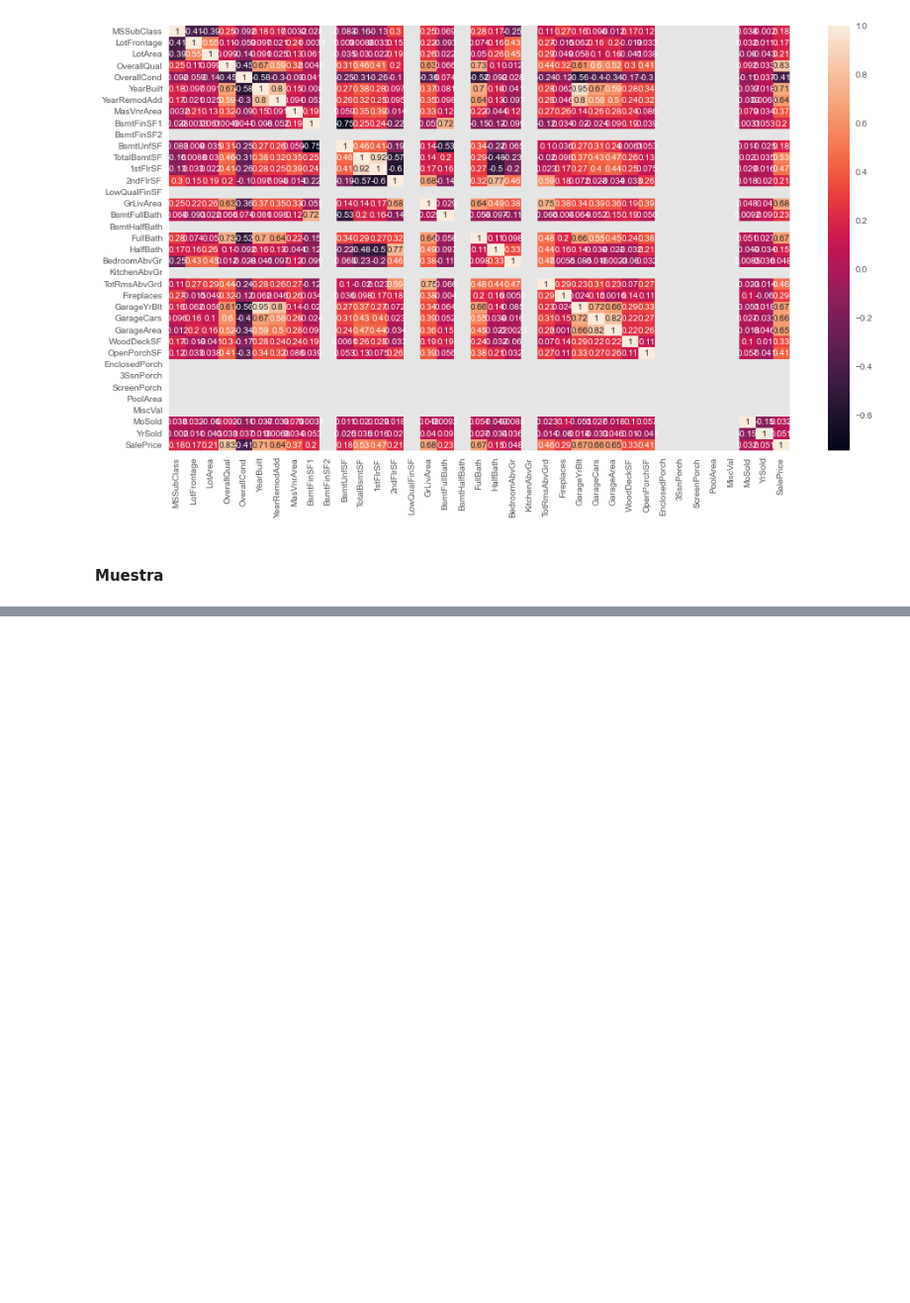
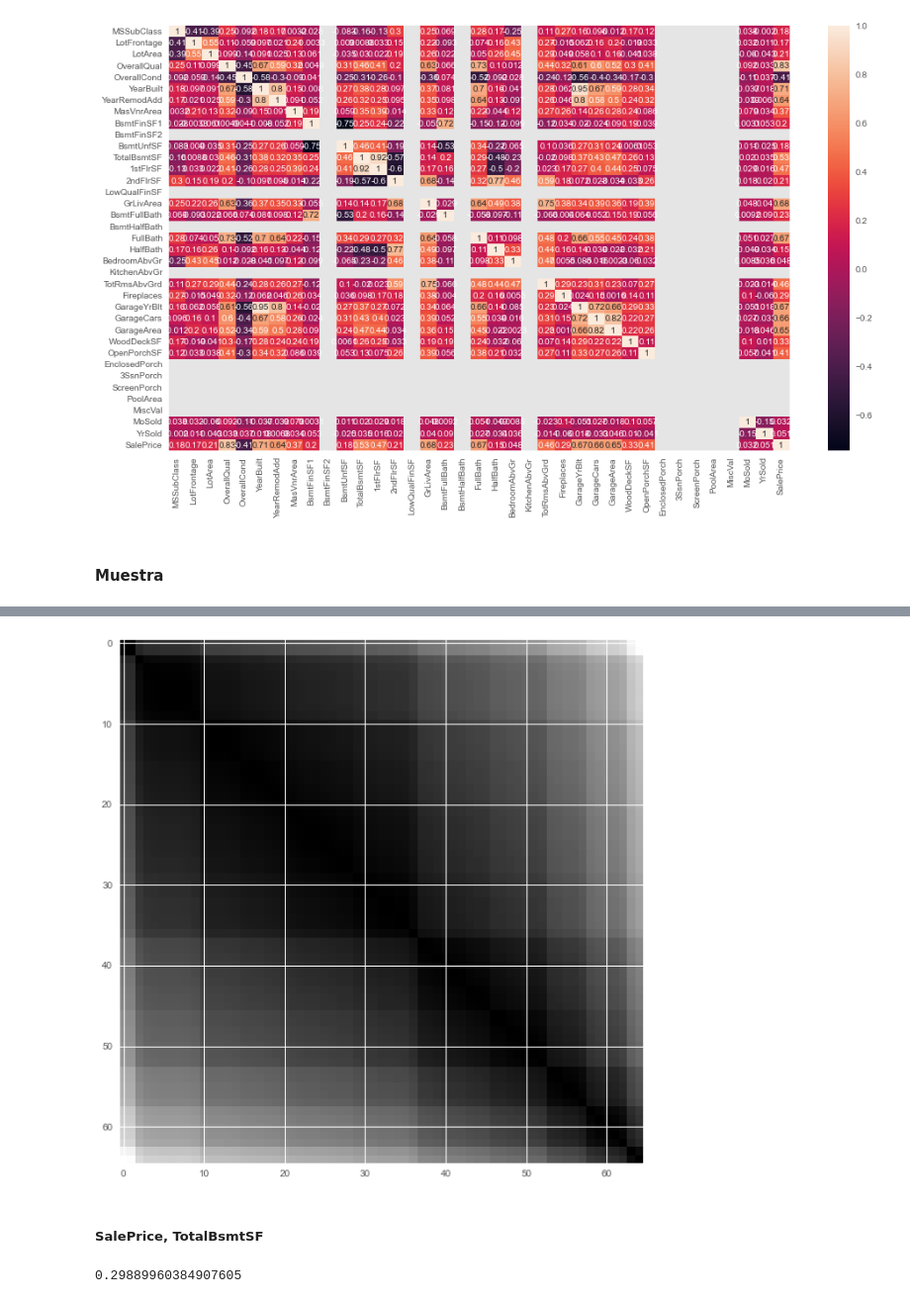
Before and after one commit to ElGutiz/Miner-a-HT3, a Jupyter notebook: Mineria de Datos-HDT3.ipynb, the cells around one changed output, grey strips where cells are left out. Shown at 99% size. Saved outputs shown, nothing was run; the diff lists cells and outputs as text; code cells hidden in the pictures; blank space fills up the shorter version.

```diff
--- a/Mineria de Datos-HDT3.ipynb
+++ b/Mineria de Datos-HDT3.ipynb
@@ -235,0 +275,14 @@ sb.heatmap(correlacion, xticklabels=correlacion.columns, yticklabels=correlacion
+# %%
+sale_remod = sample[["SalePrice", "YearRemodAdd"]]
+
+pyclustertend.vat(sale_remod)
+# %% [output]
+[figure, added]
+# %% [markdown]
+##### SalePrice, TotalBsmtSF
+# %%
+sale_totalbsmt = entrenamiento[["SalePrice", "TotalBsmtSF"]]
+
+pyclustertend.hopkins(sale_totalbsmt,len(sale_totalbsmt))
+# %% [output]
+0.29889960384907605
```
Also changed, not shown: parts of 42 cells of this notebook.
